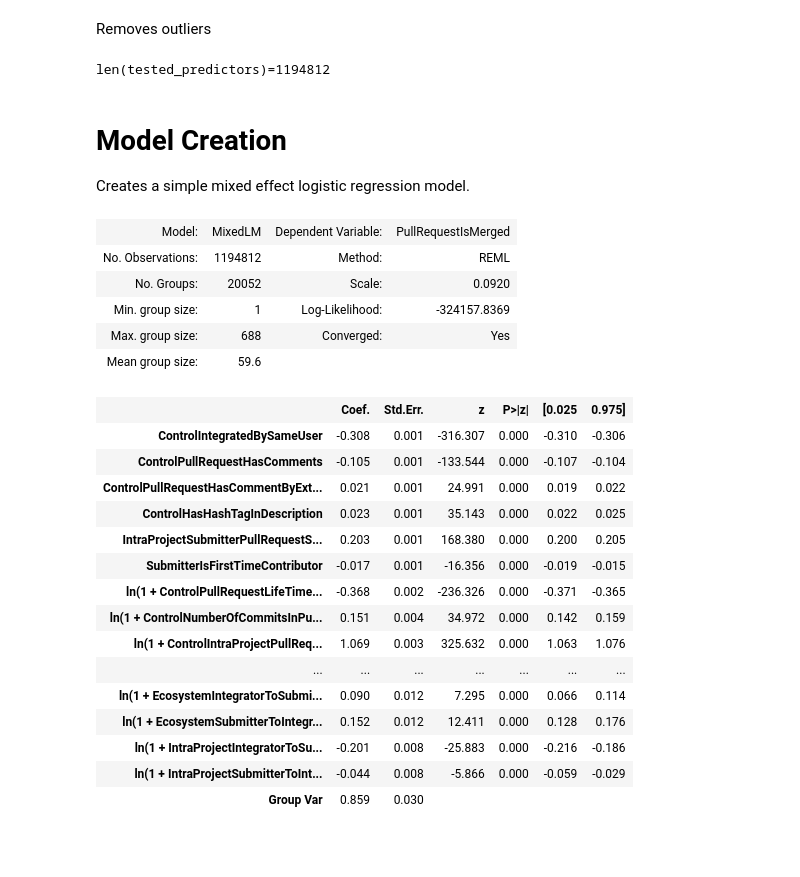
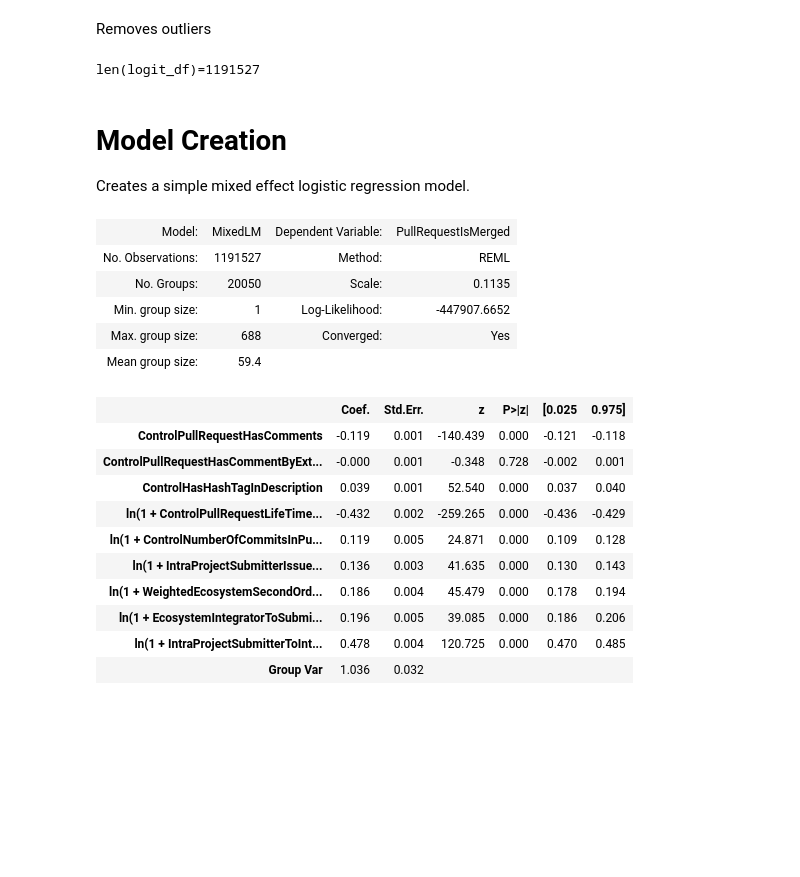
Before and after one commit to wmeijer221/msc_thesis, a Jupyter notebook: python_proj/modelling/notebooks/logistic_regression/general/collab_model.ipynb, the cells around one changed output. Drawn from its saved outputs; the diff is of its cells as text; code cells hidden in the pictures; blank space fills up the shorter version.

```diff
--- a/python_proj/modelling/notebooks/logistic_regression/general/collab_model.ipynb
+++ b/python_proj/modelling/notebooks/logistic_regression/general/collab_model.ipynb
@@ -384,0 +390,11 @@ print(vif_df)
+# %%
+# Replaces binary values with numeric variants so VIF can be calculated.
+
+from statsmodels.stats.outliers_influence import variance_inflation_factor
+
+value_mapper = {False: 0, True: 1}
+
+binary_fields = logit_df.select_dtypes(exclude="number")
+print(f"{len(binary_fields.columns)=}")
+for feature in binary_fields:
+    logit_df[feature] = logit_df[feature].replace(value_mapper)
@@ -557,11 +567,12 @@ Using cook's distance.
 import statsmodels.api as sm
 import scipy
 
-X_constant = sm.add_constant(tested_predictors)
+X_constant = sm.add_constant(logit_df)
 
 # Use GLM method for logreg here so that we can retrieve the influence measures
-logit_results = sm.GLM(df[pr_merged_key], X_constant,
-                       family=sm.families.Binomial()).fit()
+logit_results = sm.GLM(
+    df[pr_merged_key], X_constant, family=sm.families.Binomial()
+).fit()
 
 # Get influence measures
 influence = logit_results.get_influence()
@@ -570,19 +581,19 @@ influence = logit_results.get_influence()
 summ_df = influence.summary_frame()
 
 # Filter summary df to Cook's distance values only
-diagnosis_df = summ_df[['cooks_d']]
+diagnosis_df = summ_df[["cooks_d"]]
 
 # Set Cook's distance threshold
-cook_threshold = 4 / len(tested_predictors)
+cook_threshold = 4 / len(logit_df)
 
 # Append absolute standardized residual values
-diagnosis_df['std_resid'] = scipy.stats.zscore(logit_results.resid_pearson)
-diagnosis_df['std_resid'] = diagnosis_df['std_resid'].apply(
-    lambda x: np.abs(x))
+diagnosis_df["std_resid"] = scipy.stats.zscore(logit_results.resid_pearson)
+diagnosis_df["std_resid"] = diagnosis_df["std_resid"].apply(lambda x: np.abs(x))
 
 # Find observations which are BOTH outlier (std dev > 3) and highly influential
-extreme = diagnosis_df[(diagnosis_df['cooks_d'] > cook_threshold) &
-                       (diagnosis_df['std_resid'] > 3)]
+extreme = diagnosis_df[
+    (diagnosis_df["cooks_d"] > cook_threshold) & (diagnosis_df["std_resid"] > 3)
+]
 
 
 # Show top 5 highly influential outlier observations
@@ -630,12 +641,12 @@ Found outliers: 21409 / 1216221 (1.760%)
 # %% [markdown]
 Removes outliers
 # %%
-tested_predictors = tested_predictors.drop(extreme.index)
+logit_df = logit_df.drop(extreme.index)
 tested_dependents = dependent.drop(extreme.index)
 
-print(f'{len(tested_predictors)=}')
+print(f"{len(logit_df)=}")
 # %% [output]
-len(tested_predictors)=1194812
+len(logit_df)=1191527
 # %% [markdown]
 # Model Creation
 
@@ -643,42 +654,37 @@ Creates a simple mixed effect logistic regression model.
 # %%
 from statsmodels.regression.mixed_linear_model import MixedLM
 
 # Selects relevant project names.
 pn_key = "Project Name"
 tested_projects = df[pn_key].copy()
-tested_projects = tested_projects[tested_predictors.index]
+tested_projects = tested_projects[logit_df.index]
 
 # Creates model.
 mixed_model = MixedLM(
     tested_dependents,
-    tested_predictors,
+    logit_df,
     tested_projects,
 ).fit()
 
 mixed_model.summary()
 # %% [output]
 | Model: | MixedLM | Dependent Variable: | PullRequestIsMerged |
-| No. Observations: | 1194812 | Method: | REML |
-| No. Groups: | 20052 | Scale: | 0.0920 |
-| Min. group size: | 1 | Log-Likelihood: | -324157.8369 |
+| No. Observations: | 1191527 | Method: | REML |
+| No. Groups: | 20050 | Scale: | 0.1135 |
+| Min. group size: | 1 | Log-Likelihood: | -447907.6652 |
 | Max. group size: | 688 | Converged: | Yes |
-| Mean group size: | 59.6 |  |  |
+| Mean group size: | 59.4 |  |  |
 |  | Coef. | Std.Err. | z | P>|z| | [0.025 | 0.975] |
-| ControlIntegratedBySameUser | -0.308 | 0.001 | -316.307 | 0.000 | -0.310 | -0.306 |
-| ControlPullRequestHasComments | -0.105 | 0.001 | -133.544 | 0.000 | -0.107 | -0.104 |
-| ControlPullRequestHasCommentByExt... | 0.021 | 0.001 | 24.991 | 0.000 | 0.019 | 0.022 |
-| ControlHasHashTagInDescription | 0.023 | 0.001 | 35.143 | 0.000 | 0.022 | 0.025 |
-| IntraProjectSubmitterPullRequestS... | 0.203 | 0.001 | 168.380 | 0.000 | 0.200 | 0.205 |
-| SubmitterIsFirstTimeContributor | -0.017 | 0.001 | -16.356 | 0.000 | -0.019 | -0.015 |
-| ln(1 + ControlPullRequestLifeTime... | -0.368 | 0.002 | -236.326 | 0.000 | -0.371 | -0.365 |
-| ln(1 + ControlNumberOfCommitsInPu... | 0.151 | 0.004 | 34.972 | 0.000 | 0.142 | 0.159 |
-| ln(1 + ControlIntraProjectPullReq... | 1.069 | 0.003 | 325.632 | 0.000 | 1.063 | 1.076 |
-| ... | ... | ... | ... | ... | ... | ... |
-| ln(1 + EcosystemIntegratorToSubmi... | 0.090 | 0.012 | 7.295 | 0.000 | 0.066 | 0.114 |
-| ln(1 + EcosystemSubmitterToIntegr... | 0.152 | 0.012 | 12.411 | 0.000 | 0.128 | 0.176 |
-| ln(1 + IntraProjectIntegratorToSu... | -0.201 | 0.008 | -25.883 | 0.000 | -0.216 | -0.186 |
-| ln(1 + IntraProjectSubmitterToInt... | -0.044 | 0.008 | -5.866 | 0.000 | -0.059 | -0.029 |
-| Group Var | 0.859 | 0.030 |  |  |  |  |
+| ControlPullRequestHasComments | -0.119 | 0.001 | -140.439 | 0.000 | -0.121 | -0.118 |
+| ControlPullRequestHasCommentByExt... | -0.000 | 0.001 | -0.348 | 0.728 | -0.002 | 0.001 |
+| ControlHasHashTagInDescription | 0.039 | 0.001 | 52.540 | 0.000 | 0.037 | 0.040 |
+| ln(1 + ControlPullRequestLifeTime... | -0.432 | 0.002 | -259.265 | 0.000 | -0.436 | -0.429 |
+| ln(1 + ControlNumberOfCommitsInPu... | 0.119 | 0.005 | 24.871 | 0.000 | 0.109 | 0.128 |
+| ln(1 + IntraProjectSubmitterIssue... | 0.136 | 0.003 | 41.635 | 0.000 | 0.130 | 0.143 |
+| ln(1 + WeightedEcosystemSecondOrd... | 0.186 | 0.004 | 45.479 | 0.000 | 0.178 | 0.194 |
+| ln(1 + EcosystemIntegratorToSubmi... | 0.196 | 0.005 | 39.085 | 0.000 | 0.186 | 0.206 |
+| ln(1 + IntraProjectSubmitterToInt... | 0.478 | 0.004 | 120.725 | 0.000 | 0.470 | 0.485 |
+| Group Var | 1.036 | 0.032 |  |  |  |  |
 # %% [markdown]
 ###
 # %%
```
Also changed, not shown: parts of 25 cells of this notebook, 3 other files.
